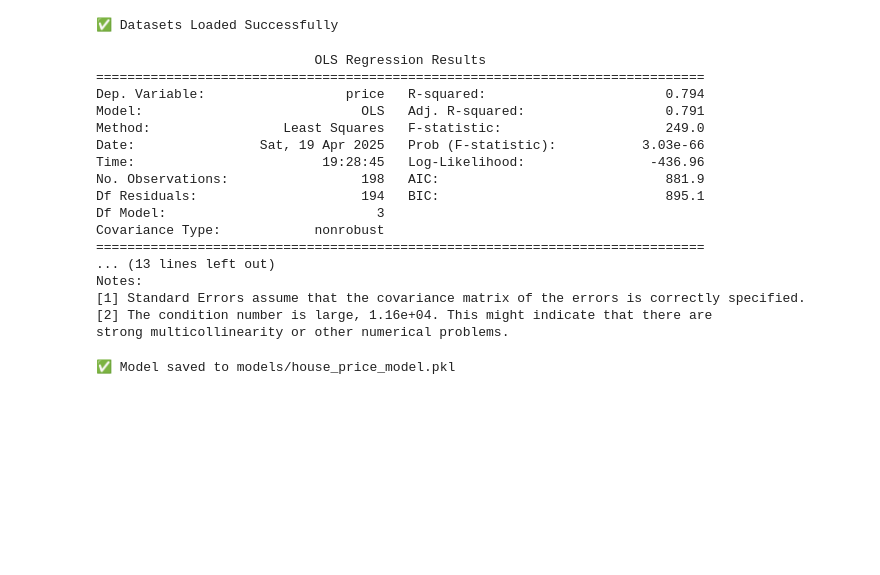
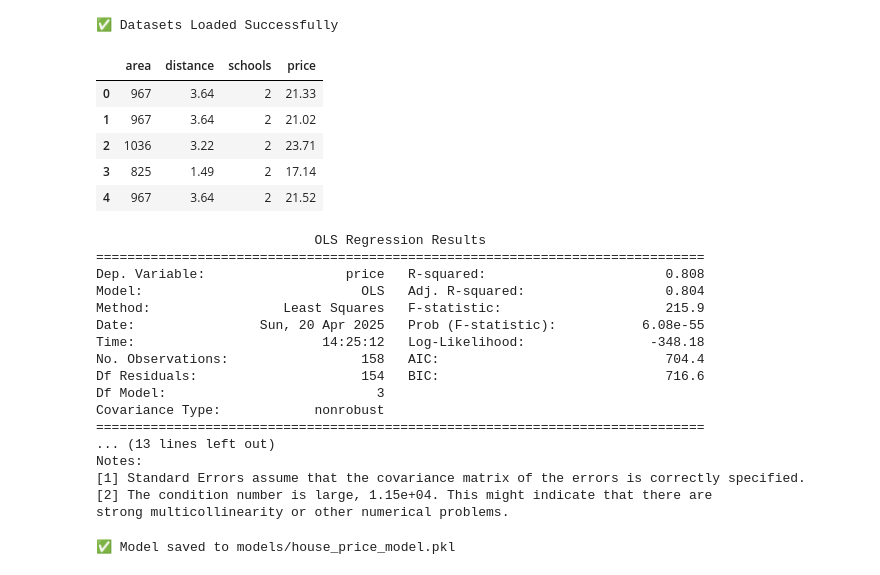
Before and after one commit to kochezz/001-house-price-prediction-python, a Jupyter notebook: notebooks/02_model_building.ipynb, the cells around one changed output. Saved outputs shown, nothing was run; the diff lists cells and outputs as text; code cells hidden in the pictures; blank space fills up the shorter version.

```diff
--- a/notebooks/02_model_building.ipynb
+++ b/notebooks/02_model_building.ipynb
@@ -27,28 +28,41 @@ hse_price_cleaned = pd.read_csv("hse_price_cleaned.csv")
 print("✅ Datasets Loaded Successfully")
 # %% [output]
 ✅ Datasets Loaded Successfully
+# %%
+# Combine X_train and y_train into one DataFrame
+train_data = X_train.copy()
+train_data["price"] = y_train
+
+train_data.head()
+# %% [output]
+|  | area | distance | schools | price |
+| 0 | 967 | 3.64 | 2 | 21.33 |
+| 1 | 967 | 3.64 | 2 | 21.02 |
+| 2 | 1036 | 3.22 | 2 | 23.71 |
+| 3 | 825 | 1.49 | 2 | 17.14 |
+| 4 | 967 | 3.64 | 2 | 21.52 |
 # %%
 
 # Fit Linear Regression model
-model = smf.ols("price ~ area + distance + schools", data=hse_price_cleaned).fit()
+model = smf.ols("price ~ area + distance + schools", data=train_data).fit()
 print(model.summary())
 # %% [output]
                             OLS Regression Results
 ==============================================================================
-Dep. Variable:                  price   R-squared:                       0.794
-Model:                            OLS   Adj. R-squared:                  0.791
-Method:                 Least Squares   F-statistic:                     249.0
-Date:                Sat, 19 Apr 2025   Prob (F-statistic):           3.03e-66
-Time:                        19:28:45   Log-Likelihood:                -436.96
-No. Observations:                 198   AIC:                             881.9
-Df Residuals:                     194   BIC:                             895.1
+Dep. Variable:                  price   R-squared:                       0.808
+Model:                            OLS   Adj. R-squared:                  0.804
+Method:                 Least Squares   F-statistic:                     215.9
+Date:                Sun, 20 Apr 2025   Prob (F-statistic):           6.08e-55
+Time:                        14:25:12   Log-Likelihood:                -348.18
+No. Observations:                 158   AIC:                             704.4
+Df Residuals:                     154   BIC:                             716.6
 Df Model:                           3
 Covariance Type:            nonrobust
 ==============================================================================
 ... (13 lines left out)
 Notes:
 [1] Standard Errors assume that the covariance matrix of the errors is correctly specified.
-[2] The condition number is large, 1.16e+04. This might indicate that there are
+[2] The condition number is large, 1.15e+04. This might indicate that there are
 strong multicollinearity or other numerical problems.
 # %%
 # Save the fitted model
```
Also changed, not shown: parts of 11 cells of this notebook, 3 other files.
